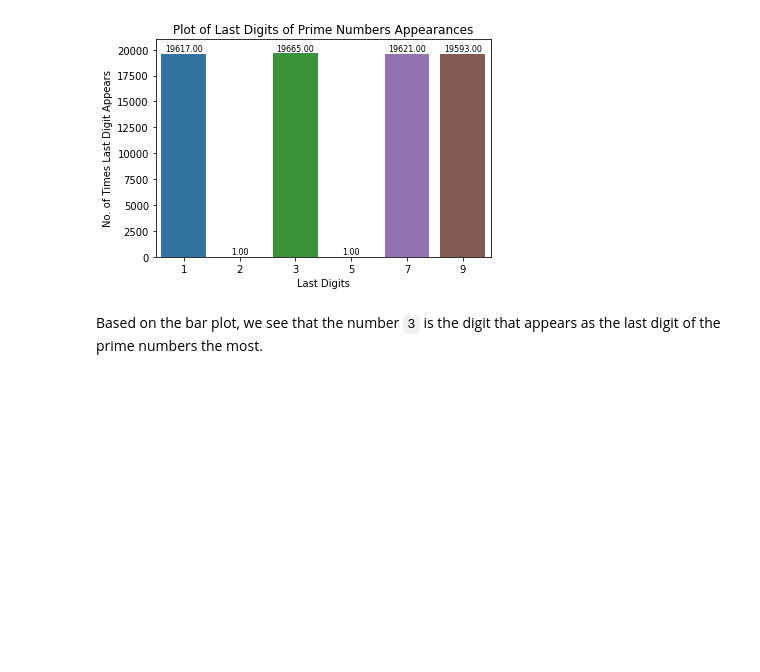
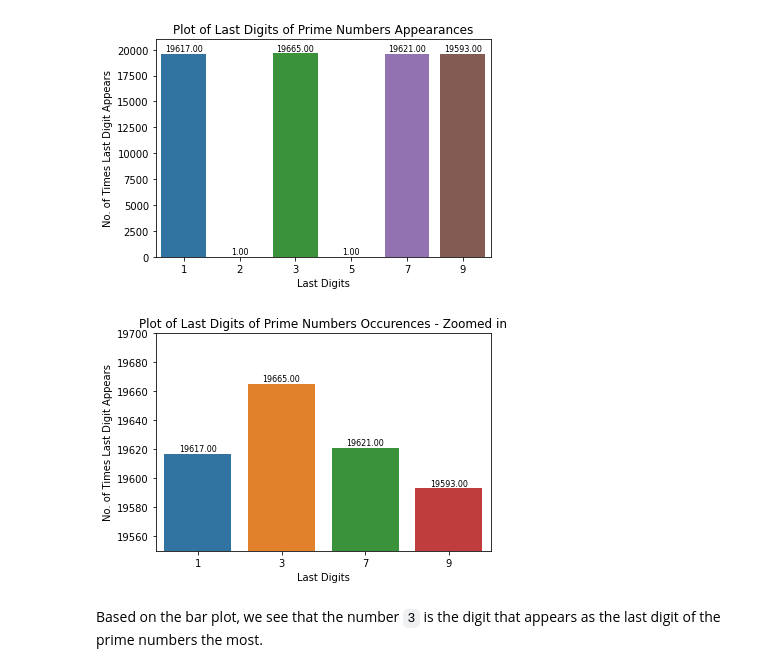
Before and after one commit to kelngu/python-for-math, a Jupyter notebook: Notebook #3/P4M_Notebook_3.ipynb, the cells around one changed output. Drawn from its saved outputs; the diff is of its cells as text; code cells hidden in the pictures; blank space fills up the shorter version.

```diff
--- a/Notebook #3/P4M_Notebook_3.ipynb
+++ b/Notebook #3/P4M_Notebook_3.ipynb
@@ -1470,6 +1470,51 @@ plt.title("Plot of Last Digits of Prime Numbers Appearances")
 plt.show()
 # %% [output]
 [figure]
+# %%
+import matplotlib                                                                #  A powerful graphics package.
+import numpy                                                                     #  A math package
+import matplotlib.pyplot as plt                                                  # A plotting subpackage in matplotlib.
+import seaborn as sns
+
+last_1 = 0
+last_3 = 0
+last_7 = 0
+last_9 = 0
+
+for p in where(isprime_list(1000000)):
+    if p % 10 == 1:
+      last_1 += 1
+
+    if p % 10 == 3:
+      last_3 += 1
+
+    if p % 10 == 7:
+      last_7 += 1
+
+    if p % 10 == 9:
+      last_9 += 1
+
+data = {'1':last_1, '3':last_3, '7':last_7, '9':last_9}
+lastdigit = list(data.keys())
+appear = list(data.values())
+
+plot = sns.barplot(x=lastdigit, y=appear)
+
+for annote in plot.patches:
+    plot.annotate(format(annote.get_height(), '.2f'),
+                  (annote.get_x() + annote.get_width() / 2,
+                   annote.get_height()), ha='center', va='center',
+                  size=8, xytext=(0, 5), textcoords='offset points')
+
+# plt.bar(courses, values, color ='maroon', width = 0.4)
+
+plt.xlabel("Last Digits")
+plt.ylabel("No. of Times Last Digit Appears")
+plt.ylim(19550,19700)
+plt.title("Plot of Last Digits of Prime Numbers Occurences - Zoomed in")
+plt.show()
+# %% [output]
+[figure, added]
 # %% [markdown]
 Based on the bar plot, we see that the number `3` is the digit that appears as the last digit of the prime numbers the most.
 # %% [markdown]
```
Also changed, not shown: parts of 2 cells of this notebook.
